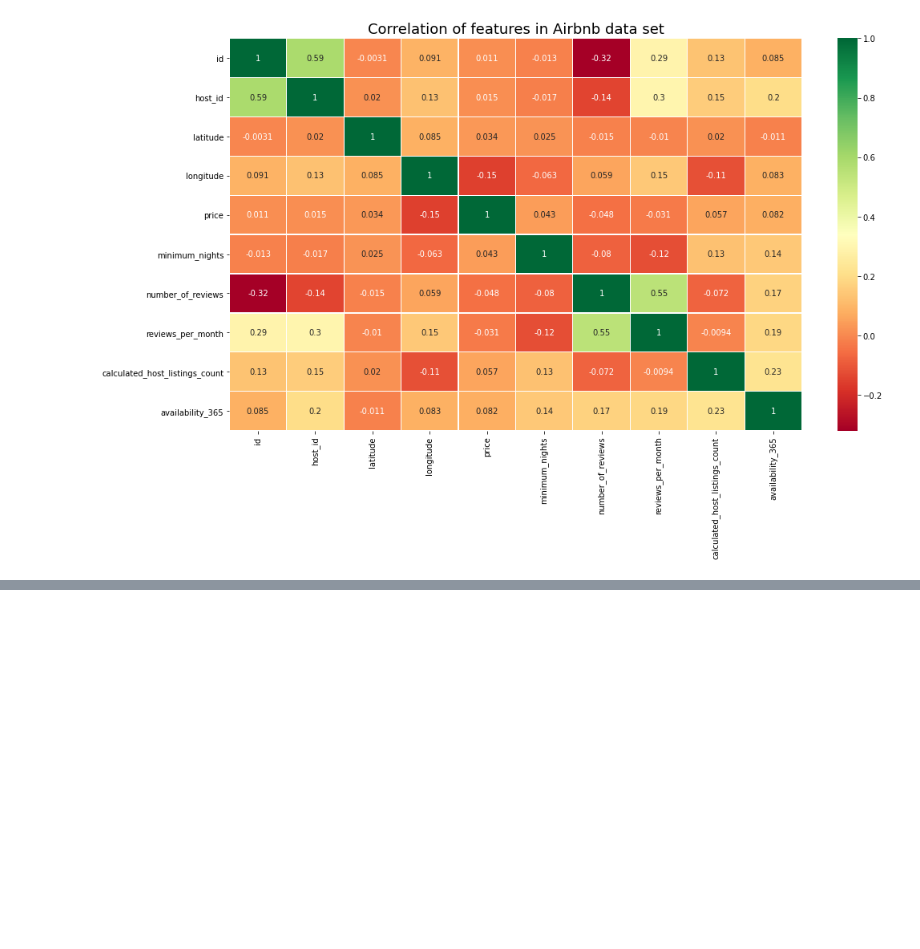
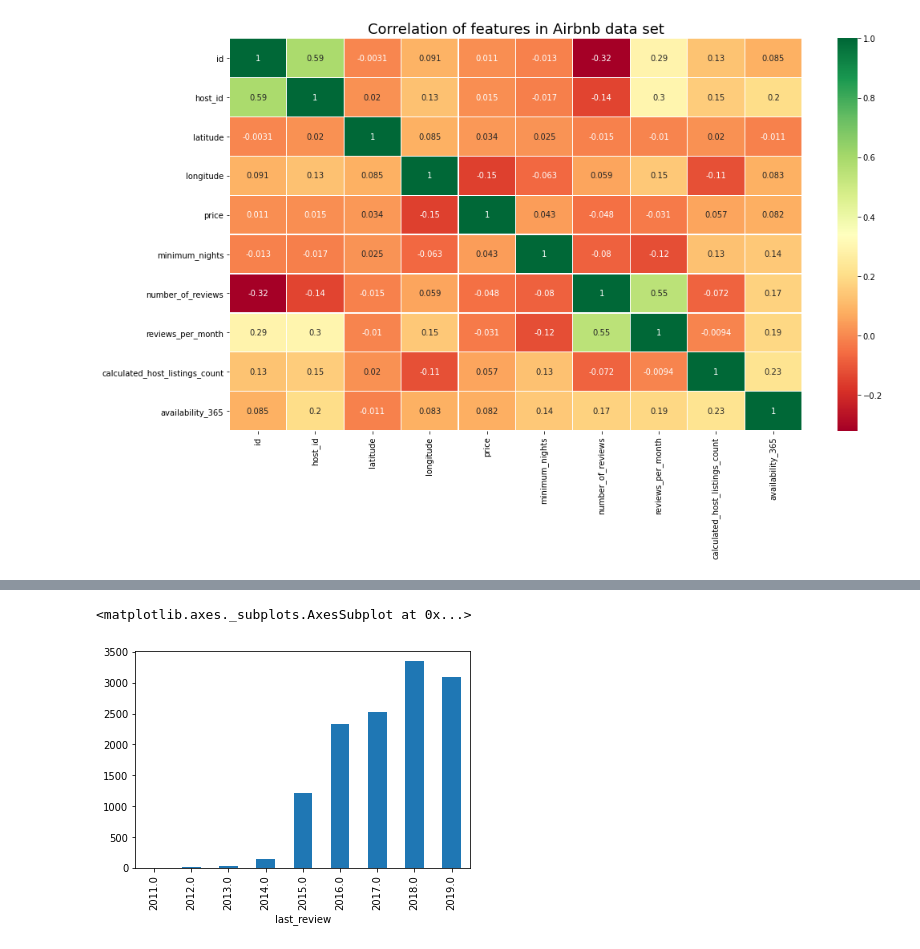
Before and after one commit to DristantaNirola/EDA-AirBnB_BOOKING_ANALYSIS, a Jupyter notebook: EDA_AirBnB_BOOKING_ANALYSIS.ipynb, the cells around one changed output, grey strips where cells are left out. Saved outputs shown, nothing was run; the diff lists cells and outputs as text; code cells hidden in the pictures; blank space fills up the shorter version.

```diff
--- a/EDA_AirBnB_BOOKING_ANALYSIS.ipynb
+++ b/EDA_AirBnB_BOOKING_ANALYSIS.ipynb
@@ -174,0 +360,5 @@ plt.show()
+# %%
+closed_property_df["last_review"].groupby(closed_property_df["last_review"].dt.year).count().plot(kind="bar")
+# %% [output]
+<matplotlib.axes._subplots.AxesSubplot at 0x...>
+[figure, added]
```
Also changed, not shown: parts of 39 cells of this notebook.
